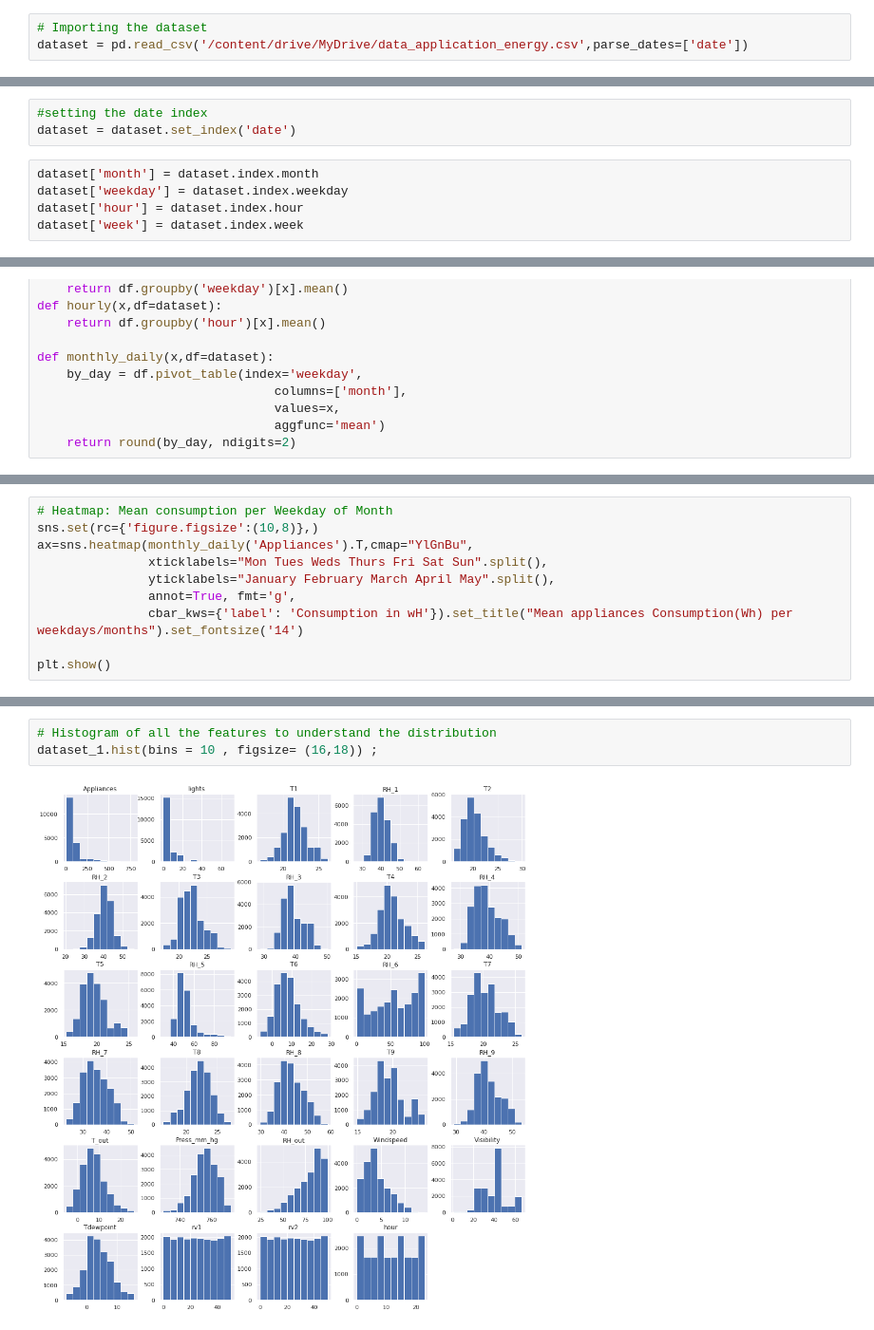
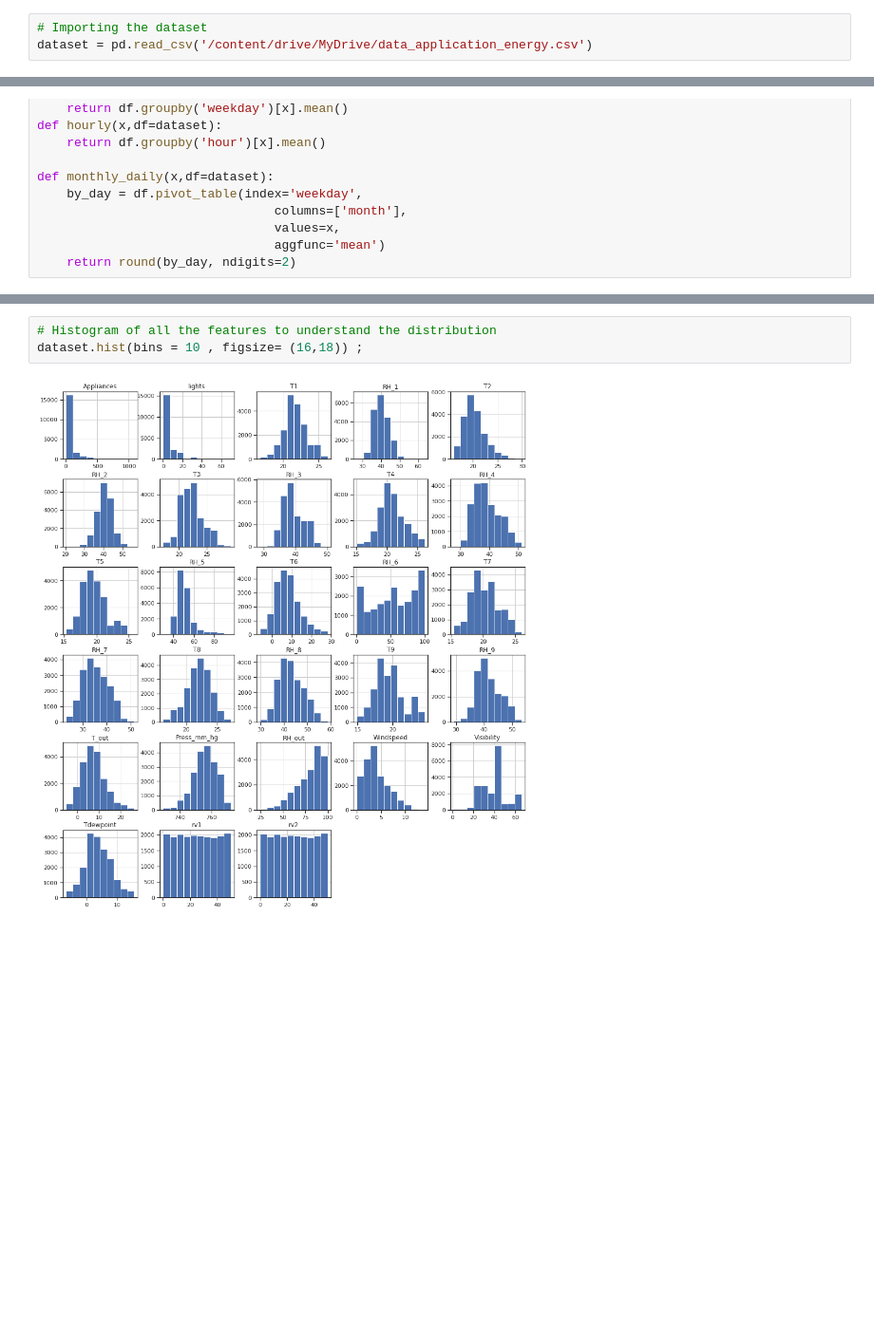
Before and after one commit to sumitgaikwad8877/appliances-energy-prediction.ipynb, a Jupyter notebook: Appliances_Energy_Prediction.ipynb, the cells around one changed output, grey strips where cells are left out. Shown at 95% size. Drawn from its saved outputs; the diff is of its cells as text; blank space fills up the shorter version.

```diff
--- a/Appliances_Energy_Prediction.ipynb
+++ b/Appliances_Energy_Prediction.ipynb
@@ -93,4 +103,4 @@ import plotly.graph_objs as go
 from plotly.offline import init_notebook_mode, iplot
 # %%
 # Importing the dataset
-dataset = pd.read_csv('/content/drive/MyDrive/data_application_energy.csv',parse_dates=['date'])
+dataset = pd.read_csv('/content/drive/MyDrive/data_application_energy.csv')
@@ -210,8 +209,0 @@ dataset.head()
-# %%
-#setting the date index
-dataset = dataset.set_index('date')
-# %%
-dataset['month'] = dataset.index.month
-dataset['weekday'] = dataset.index.weekday
-dataset['hour'] = dataset.index.hour
-dataset['week'] = dataset.index.week
@@ -293,10 +223,0 @@ plt.show();
-# %%
-# Heatmap: Mean consumption per Weekday of Month
-sns.set(rc={'figure.figsize':(10,8)},)
-ax=sns.heatmap(monthly_daily('Appliances').T,cmap="YlGnBu",
-               xticklabels="Mon Tues Weds Thurs Fri Sat Sun".split(),
-               yticklabels="January February March April May".split(),
-               annot=True, fmt='g',
-               cbar_kws={'label': 'Consumption in wH'}).set_title("Mean appliances Consumption(Wh) per weekdays/months").set_fontsize('14')
-
-plt.show()
@@ -377,7 +239,7 @@ dataset_1.head(5)
 # %%
 # Histogram of all the features to understand the distribution
-dataset_1.hist(bins = 10 , figsize= (16,18)) ;
+dataset.hist(bins = 10 , figsize= (16,18)) ;
 # %% [output]
-[figure, old version]
+[figure, new version]
 # %%
 appliance = ["Appliances","lights"]
```
Also changed, not shown: parts of 69 cells of this notebook.
